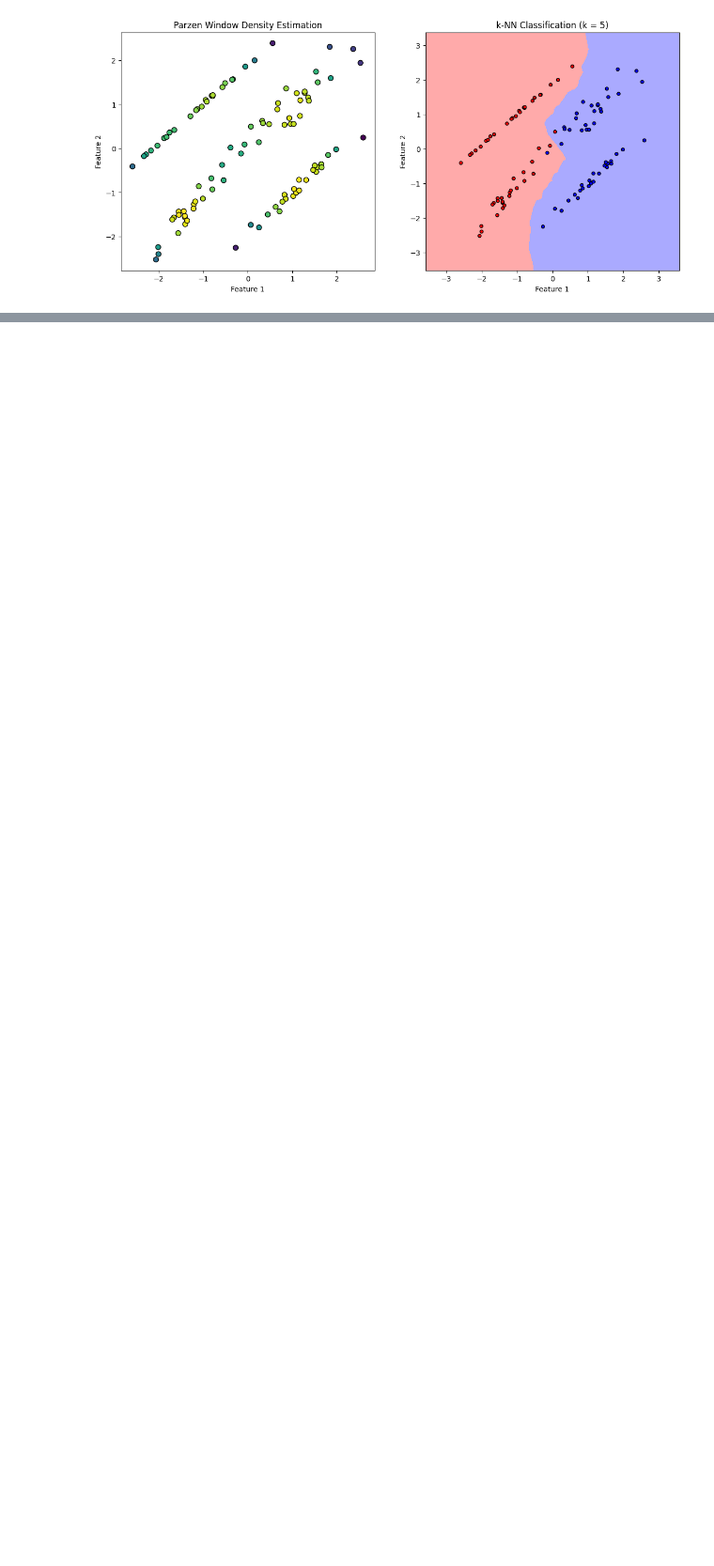
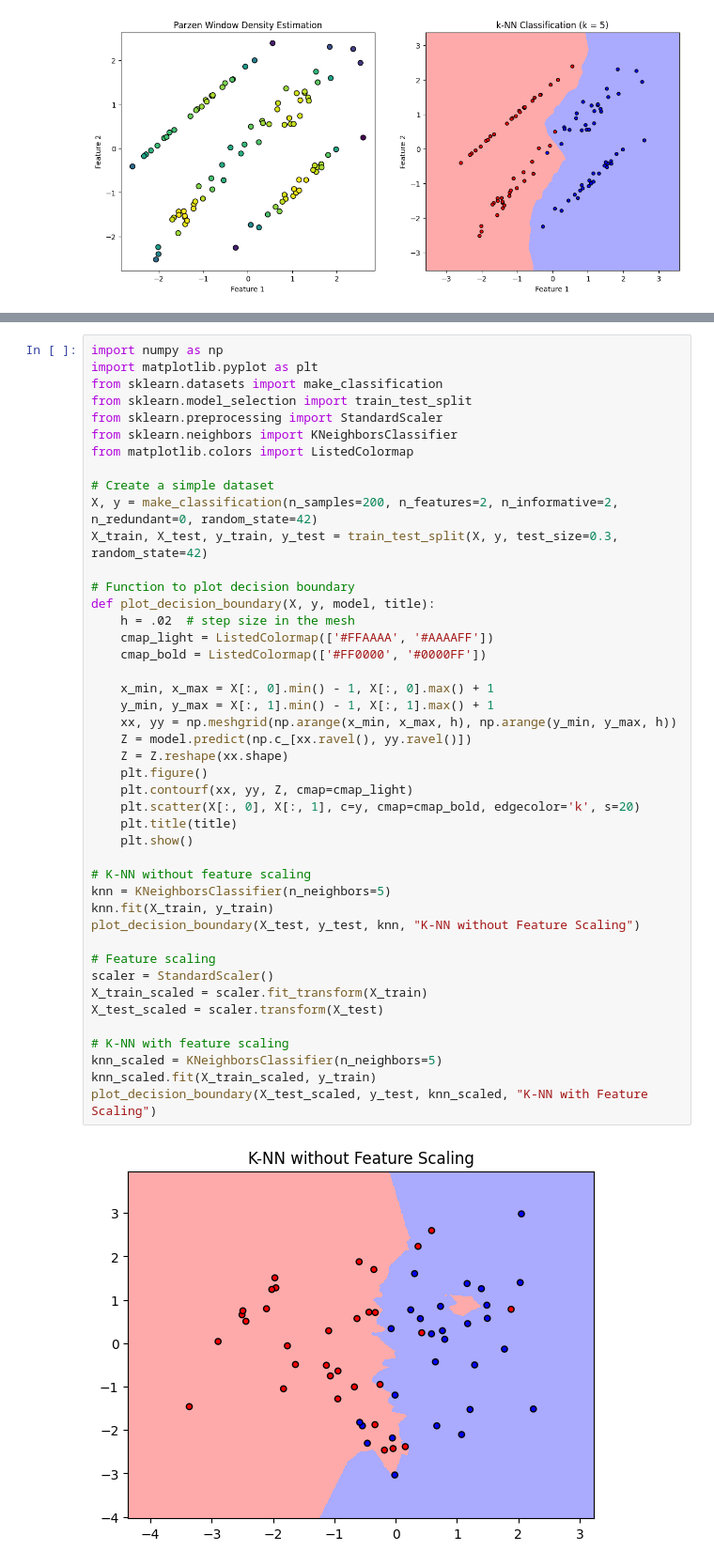
Before and after one commit to OmarTheMostWanted/CSE-DSAIT4005-Machine-and-Deep-Learning, a Jupyter notebook: Notes.ipynb, the cells around one changed output, grey strips where cells are left out. Shown at 94% size. Drawn from its saved outputs; the diff is of its cells as text; blank space fills up the shorter version.

```diff
--- a/Notes.ipynb
+++ b/Notes.ipynb
@@ -1733,0 +1834,46 @@ plt.show()
+# %%
+import numpy as np
+import matplotlib.pyplot as plt
+from sklearn.datasets import make_classification
+from sklearn.model_selection import train_test_split
+from sklearn.preprocessing import StandardScaler
+from sklearn.neighbors import KNeighborsClassifier
+from matplotlib.colors import ListedColormap
+
+# Create a simple dataset
+X, y = make_classification(n_samples=200, n_features=2, n_informative=2, n_redundant=0, random_state=42)
+X_train, X_test, y_train, y_test = train_test_split(X, y, test_size=0.3, random_state=42)
+
+# Function to plot decision boundary
+def plot_decision_boundary(X, y, model, title):
+    h = .02  # step size in the mesh
+    cmap_light = ListedColormap(['#FFAAAA', '#AAAAFF'])
+    cmap_bold = ListedColormap(['#FF0000', '#0000FF'])
+
+    x_min, x_max = X[:, 0].min() - 1, X[:, 0].max() + 1
+    y_min, y_max = X[:, 1].min() - 1, X[:, 1].max() + 1
+    xx, yy = np.meshgrid(np.arange(x_min, x_max, h), np.arange(y_min, y_max, h))
+    Z = model.predict(np.c_[xx.ravel(), yy.ravel()])
+    Z = Z.reshape(xx.shape)
+    plt.figure()
+    plt.contourf(xx, yy, Z, cmap=cmap_light)
+    plt.scatter(X[:, 0], X[:, 1], c=y, cmap=cmap_bold, edgecolor='k', s=20)
+    plt.title(title)
+    plt.show()
+
+# K-NN without feature scaling
+knn = KNeighborsClassifier(n_neighbors=5)
+knn.fit(X_train, y_train)
+plot_decision_boundary(X_test, y_test, knn, "K-NN without Feature Scaling")
+
+# Feature scaling
+scaler = StandardScaler()
+X_train_scaled = scaler.fit_transform(X_train)
+X_test_scaled = scaler.transform(X_test)
+
+# K-NN with feature scaling
+knn_scaled = KNeighborsClassifier(n_neighbors=5)
+knn_scaled.fit(X_train_scaled, y_train)
+plot_decision_boundary(X_test_scaled, y_test, knn_scaled, "K-NN with Feature Scaling")
+# %% [output]
+[figure, added]
```
Also changed, not shown: parts of 7 cells of this notebook, 2 other files.
